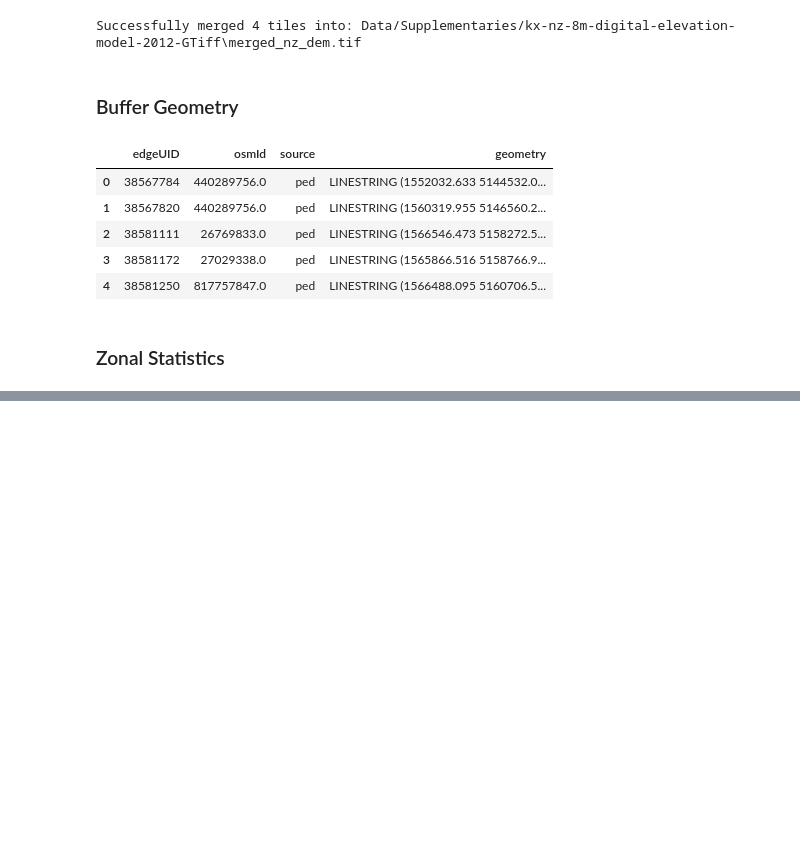
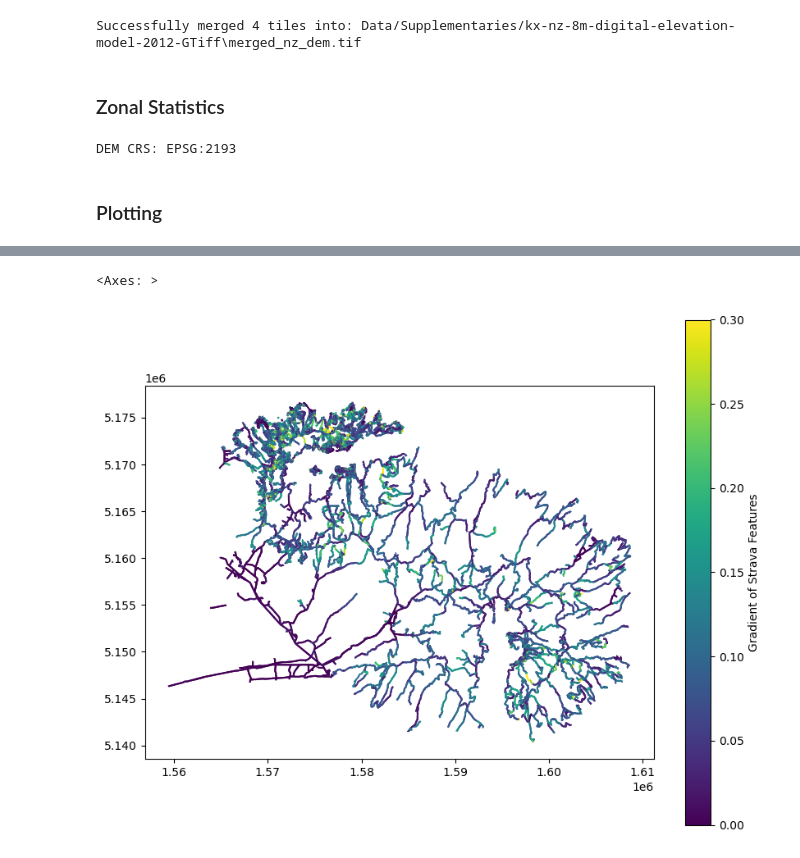
Before and after one commit to MaxwellBusby/banks-peninsula-organic-data-processing, a Jupyter notebook: GWR_Preprocessing.ipynb, the cells around one changed output, grey strips where cells are left out. Drawn from its saved outputs; the diff is of its cells as text; code cells hidden in the pictures; blank space fills up the shorter version.

```diff
--- a/GWR_Preprocessing.ipynb
+++ b/GWR_Preprocessing.ipynb
@@ -7,6 +5,13 @@ import numpy as np
 import rasterstats as rs
 import matplotlib.pyplot as plt
 import os
+import osmnx as ox
+import momepy
+from shapely.ops import unary_union
+from shapely.geometry import Point, LineString
+import networkx as nx
 import rasterio as rio
 from rasterio.plot import show
 from rasterio.merge import merge
+
+GWR_GDF_PATH = "Data/GWR_Features/strava_gwr_features.gpkg"
@@ -88,14 +111,3 @@ for src in src_files_to_mosaic:
 print(f"Successfully merged {len(tile_names)} tiles into: {output_fp}")
 # %% [output]
 Successfully merged 4 tiles into: Data/Supplementaries/kx-nz-8m-digital-elevation-model-2012-GTiff\merged_nz_dem.tif
-# %% [markdown]
-### Buffer Geometry
-# %%
-strava_id_map.head()
-# %% [output]
-|  | edgeUID | osmId | source | geometry |
-| 0 | 38567784 | 440289756.0 | ped | LINESTRING (1552032.633 5144532.0... |
-| 1 | 38567820 | 440289756.0 | ped | LINESTRING (1560319.955 5146560.2... |
-| 2 | 38581111 | 26769833.0 | ped | LINESTRING (1566546.473 5158272.5... |
-| 3 | 38581172 | 27029338.0 | ped | LINESTRING (1565866.516 5158766.9... |
-| 4 | 38581250 | 817757847.0 | ped | LINESTRING (1566488.095 5160706.5... |
@@ -106,10 +114,16 @@ strava_gwr_features['buff_geometry'] = strava_gwr_features.geometry.buffer(5)
 # %% [markdown]
 ### Zonal Statistics
 # %%
-with rio.open("Data/Supplementaries/kx-nz-8m-digital-elevation-model-2012-GTiff/merged_nz_dem.tif") as DEM_src:
+strava_gwr_features = gpd.read_file(GWR_GDF_PATH).to_crs(epsg=2193)
+strava_gwr_features['buff_geometry'] = strava_gwr_features.geometry.buffer(5)
+
+with rio.open("Data/GWR_Features/kx-nz-8m-digital-elevation-model-2012-GTiff/merged_nz_dem.tif") as DEM_src:
+    print("DEM CRS:", DEM_src.crs)
+    dem_array = DEM_src.read(1)
+    dem_array.clip(min=0, out=dem_array)
     elevation_stats = rs.zonal_stats(
         strava_gwr_features['buff_geometry'],
-        DEM_src.read(1),
+        dem_array,
         affine=DEM_src.transform,
         stats=[
             'max',
@@ -117,6 +131,14 @@ with rio.open("Data/Supplementaries/kx-nz-8m-digital-elevation-model-2012-GTiff/
 strava_gwr_features['elevation_range'] = [stat['range'] for stat in elevation_stats]
 strava_gwr_features['elevation_max'] = [stat['max'] for stat in elevation_stats]
 strava_gwr_features['gradient'] = strava_gwr_features['elevation_range'] / strava_gwr_features.geometry.length
+
+strava_gwr_features['gradient'] = strava_gwr_features['gradient'].clip(upper=1)
+strava_gwr_features.drop(columns=['buff_geometry'], inplace=True)
+strava_gwr_features.to_file(GWR_GDF_PATH, layer='strava_gwr_features', driver="GPKG")
+# %% [output]
+DEM CRS: EPSG:2193
+# %% [markdown]
+###  Plotting
 # %%
-strava_gwr_features.head()
+strava_gwr_features.plot(column='gradient',vmax=0.3, cmap='viridis', legend=True, legend_kwds={'label': 'Gradient of Strava Features'},figsize=(10, 8))
 # %% [output]
@@ -128,0 +145,2 @@ strava_gwr_features.head()
+<Axes: >
+[figure, added]
```
Also changed, not shown: parts of 33 cells of this notebook.
